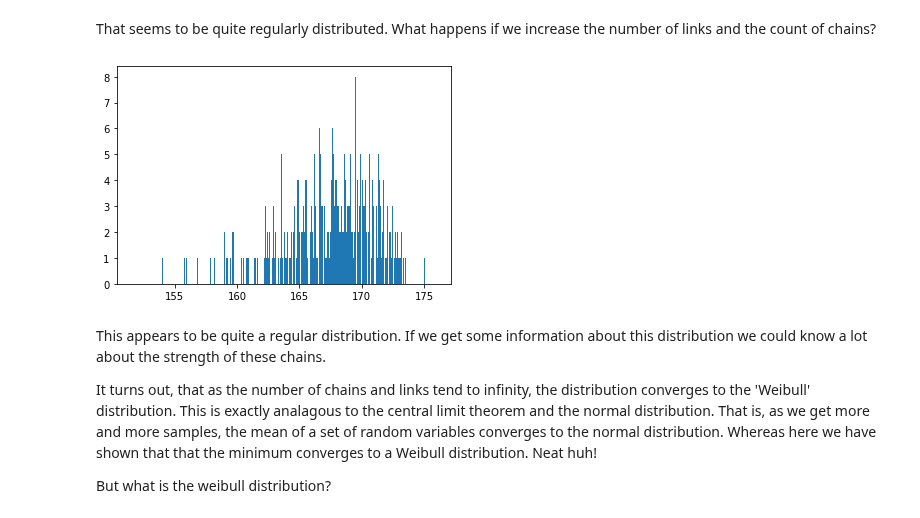
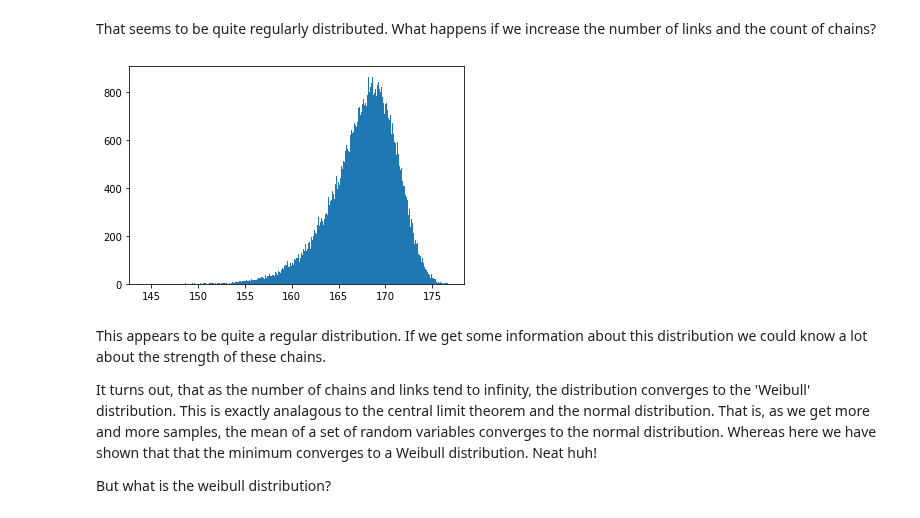
Before and after one commit to derrynknife/SurPyval, a Jupyter notebook: guides/Parametric.ipynb, the cells around one changed output. Saved outputs shown, nothing was run; the diff lists cells and outputs as text; code cells hidden in the pictures.

```diff
--- a/guides/Parametric.ipynb
+++ b/guides/Parametric.ipynb
@@ -155,12 +28,12 @@ plt.hist(chain_strength, bins=n);
 # %% [markdown]
 That seems to be quite regularly distributed. What happens if we increase the number of links and the count of chains?
 # %%
-links = 1000
+links = 100000
 chain_strength = np.random.normal(loc=mean, scale=std_dev, size=(n, links)).min(axis=0)
 # %%
-plt.hist(chain_strength, bins=n);
+plt.hist(chain_strength, bins=int(n/2));
 # %% [output]
-[figure, old version]
+[figure, new version]
 # %% [markdown]
 This appears to be quite a regular distribution. If we get some information about this distribution we could know a lot about the strength of these chains.
 
```
Also changed, not shown: parts of 65 cells of this notebook, 2 other files.
